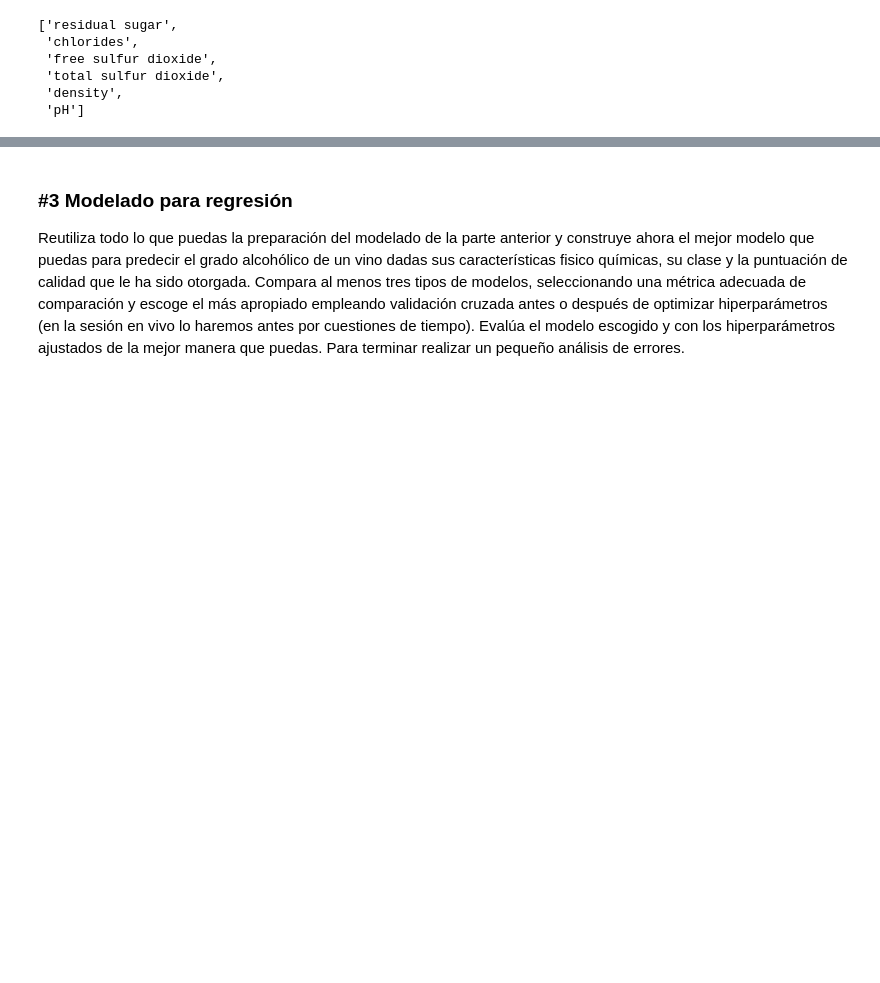
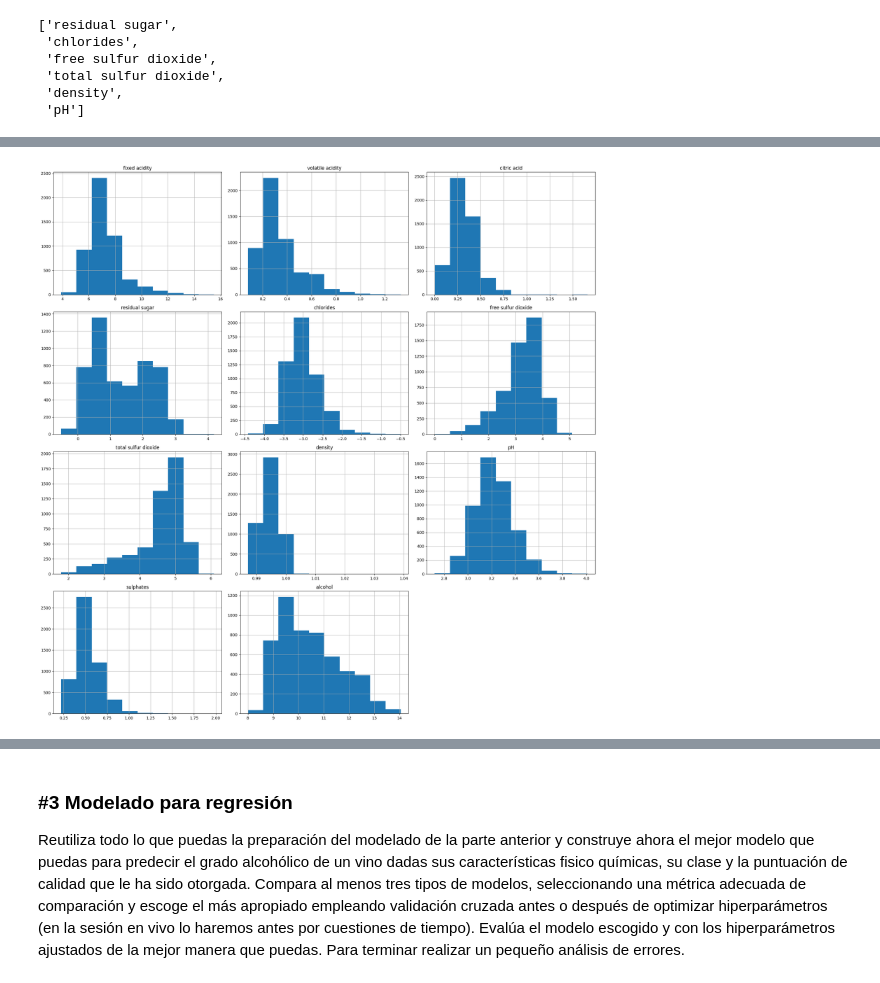
Before and after one commit to Fredmulato93/ONLINE_DS_THEBRIDGE_FRED_MULATO_93, a Jupyter notebook: 04_Machine_Learning/Sprint_12/Unidad_02/Practica_Obligatoria/18_Practica_Obligatoria_Repaso_Aprendizaje_Supervisado.ipynb, the cells around one changed output, grey strips where cells are left out. Saved outputs shown, nothing was run; the diff lists cells and outputs as text; code cells hidden in the pictures; blank space fills up the shorter version.

```diff
--- a/04_Machine_Learning/Sprint_12/Unidad_02/Practica_Obligatoria/18_Practica_Obligatoria_Repaso_Aprendizaje_Supervisado.ipynb
+++ b/04_Machine_Learning/Sprint_12/Unidad_02/Practica_Obligatoria/18_Practica_Obligatoria_Repaso_Aprendizaje_Supervisado.ipynb
@@ -234,0 +254,18 @@ features_num_reg_1
+# %%
+train_set_scaled = train_set.copy()
+test_set_scaled = test_set.copy()
+# %%
+features_to_transform = [
+    "residual sugar",
+    "chlorides",
+    "free sulfur dioxide",
+    "total sulfur dioxide"
+]
+# %%
+for col in features_to_transform:
+    desplaza = 0
+
+    if train_set_scaled[col].min() <= 0:
+        desplaza = int(abs(train_set_scaled[col].min())) + 1
+    train_set_scaled[col] = np.log(train_set_scaled[col] + desplaza)
+    test_set_scaled[col] = np.log(test_set_scaled[col] + desplaza)
@@ -234,0 +286,6 @@ features_num_reg_1
+# %%
+train_set_scaled[features_num_clf].hist(figsize = (20,20))
+plt.tight_layout()
+plt.show()
+# %% [output]
+[figure, added]
```
Also changed, not shown: parts of 14 cells of this notebook.
